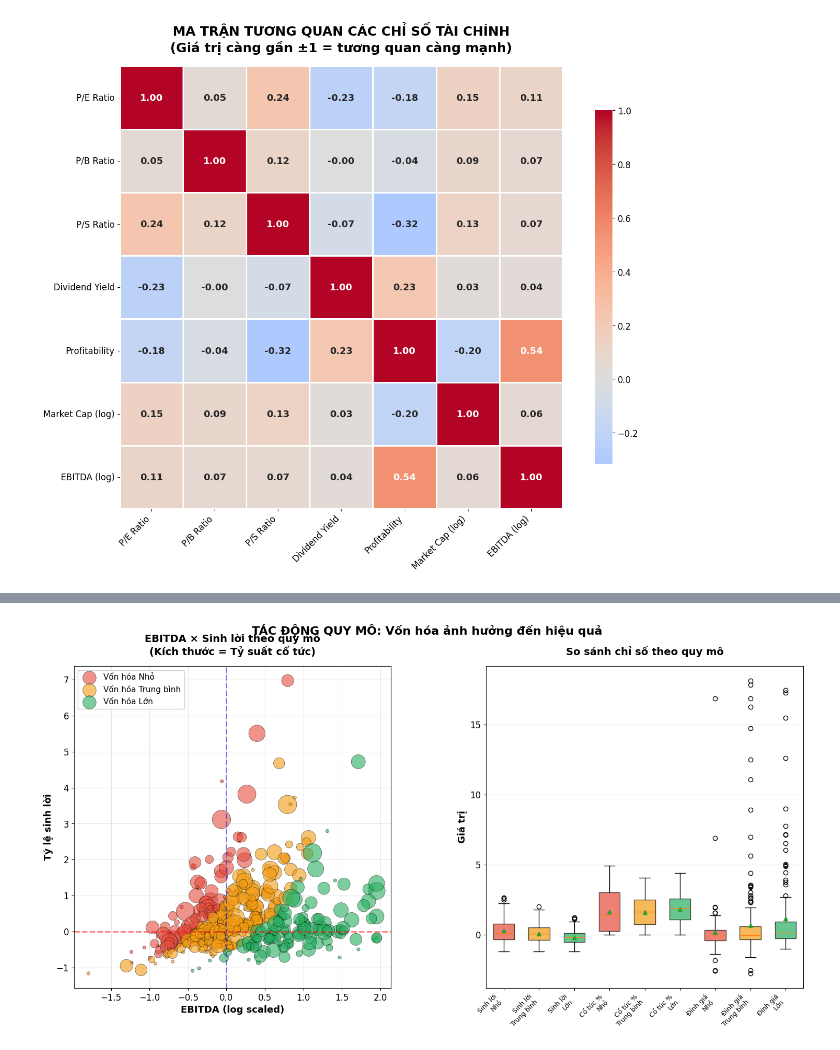
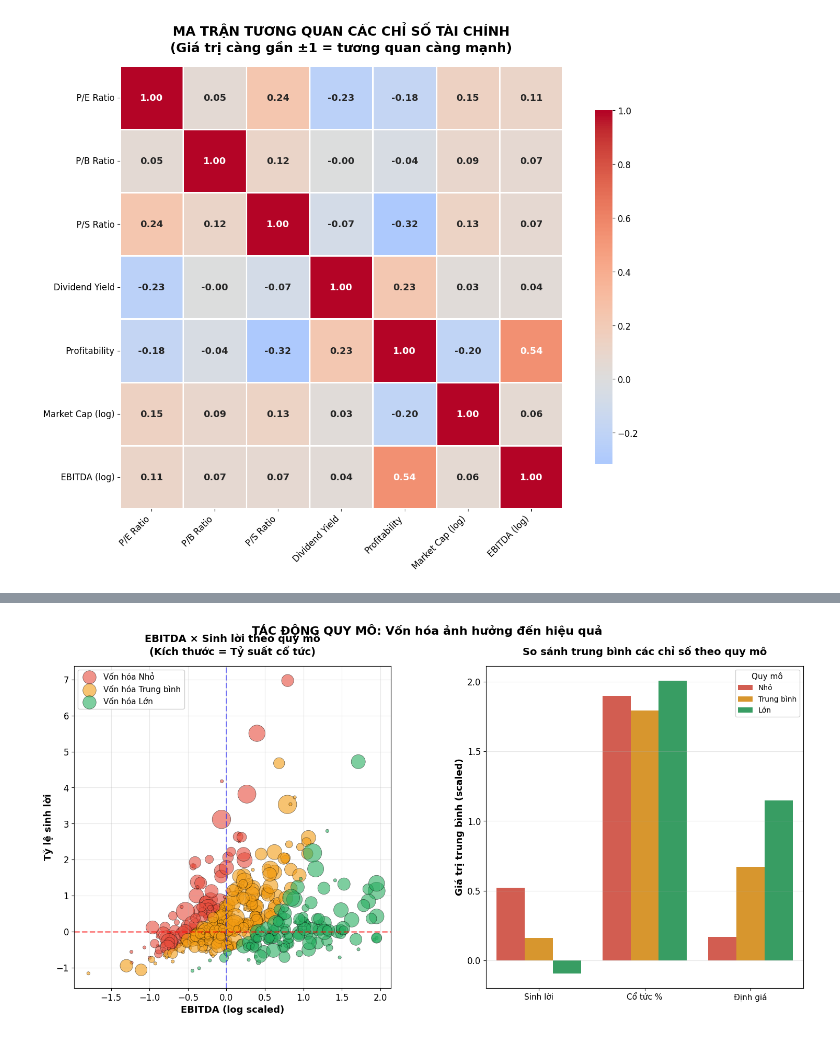
Before and after one commit to tranmai31231020941-pixel/final, a Jupyter notebook: Untitled1.ipynb, the cells around one changed output, grey strips where cells are left out. Drawn from its saved outputs; the diff is of its cells as text; code cells hidden in the pictures.

```diff
--- a/Untitled1.ipynb
+++ b/Untitled1.ipynb
@@ -213,55 +158,70 @@ for group in ['Nhỏ', 'Trung bình', 'Lớn']:
     ax1.scatter(group_data['ebitda_log__scaled'],
                group_data['profitability_ratio__scaled'],
                s=np.abs(group_data['dividend_yield']) * 100 + 20,
                alpha=0.6, label=f'Vốn hóa {group}',
                color=size_colors[group], edgecolors='black', linewidth=0.5)
 
 ax1.axhline(y=0, color='red', linestyle='--', linewidth=2, alpha=0.5)
 ax1.axvline(x=0, color='blue', linestyle='--', linewidth=2, alpha=0.5)
 
 ax1.set_xlabel('EBITDA (log scaled)', fontsize=13, fontweight='bold')
 ax1.set_ylabel('Tỷ lệ sinh lời', fontsize=13, fontweight='bold')
 ax1.set_title('EBITDA × Sinh lời theo quy mô\n(Kích thước = Tỷ suất cổ tức)',
               fontsize=14, fontweight='bold', pad=15)
 ax1.legend(loc='upper left', fontsize=11, framealpha=0.9)
 ax1.grid(True, alpha=0.3)
 
-# Biểu đồ 2: Box plot so sánh theo vốn hóa
+# Biểu đồ 2: so sánh theo vốn hóa
 ax2 = fig.add_subplot(gs[1])
 
-box_data = df[['size_group', 'profitability_ratio__scaled',
-               'dividend_yield', 'valuation_z__scaled']].dropna()
+# Chuẩn bị dữ liệu trung bình theo nhóm và chỉ tiêu
+metrics = [
+    ('profitability_ratio__scaled', 'Sinh lời'),
+    ('dividend_yield', 'Cổ tức %'),
+    ('valuation_z__scaled', 'Định giá')
+]
 
-metrics_plot = []
-labels_plot = []
-colors_plot = []
+bar_data = []
 
-for metric, label in [('profitability_ratio__scaled', 'Sinh lời'),
-                      ('dividend_yield', 'Cổ tức %'),
-                      ('valuation_z__scaled', 'Định giá')]:
-    for group in ['Nhỏ', 'Trung bình', 'Lớn']:
-        data = box_data[box_data['size_group'] == group][metric]
-        if metric != 'valuation_z__scaled':
-            data = data[data.between(data.quantile(0.05), data.quantile(0.95))]
-        metrics_plot.append(data)
-        labels_plot.append(f'{label}\n{group}')
-        colors_plot.append(size_colors[group])
+for metric, label in metrics:
+    mean_values = (
+        df.groupby('size_group')[metric]
+        .mean()
+        .reset_index()
+        .rename(columns={metric: 'Giá trị trung bình'})
+    )
+    mean_values['Chỉ tiêu'] = label
+    bar_data.append(mean_values)
 
-bp = ax2.boxplot(metrics_plot, labels=labels_plot, patch_artist=True,
-                 widths=0.6, showmeans=True)
+bar_df = pd.concat(bar_data, ignore_index=True)
 
-for patch, color in zip(bp['boxes'], colors_plot):
-    patch.set_facecolor(color)
-    patch.set_alpha(0.7)
+# Vẽ bar chart đúng
+sns.barplot(
+    data=bar_df,
+    x='Chỉ tiêu',
+    y='Giá trị trung bình',
+    hue='size_group',
+    palette=size_colors,
+    errorbar='sd',
+    ax=ax2
+)
 
-ax2.set_ylabel('Giá trị', fontsize=13, fontweight='bold')
-ax2.set_title('So sánh chỉ số theo quy mô', fontsize=14, fontweight='bold', pad=15)
+# Cấu hình biểu đồ
+ax2.set_ylabel('Giá trị trung bình (scaled)', fontsize=13, fontweight='bold')
+ax2.set_xlabel('')
+ax2.set_title('So sánh trung bình các chỉ số theo quy mô', fontsize=14, fontweight='bold', pad=15)
 ax2.grid(True, alpha=0.3, axis='y')
-plt.setp(ax2.xaxis.get_majorticklabels(), rotation=45, ha='right', fontsize=9)
+ax2.legend(title='Quy mô', fontsize=10, title_fontsize=11, framealpha=0.9)
+plt.setp(ax2.xaxis.get_majorticklabels(), rotation=0, fontsize=11)
+
+# ============================================
+# Tiêu đề tổng & hiển thị
+# ============================================
 
 plt.suptitle('TÁC ĐỘNG QUY MÔ: Vốn hóa ảnh hưởng đến hiệu quả',
              fontsize=16, fontweight='bold', y=0.98)
+
 plt.tight_layout()
 plt.show()
 # %% [output]
-[figure, old version]
+[figure, new version]
```
Also changed, not shown: parts of 2 cells of this notebook.
